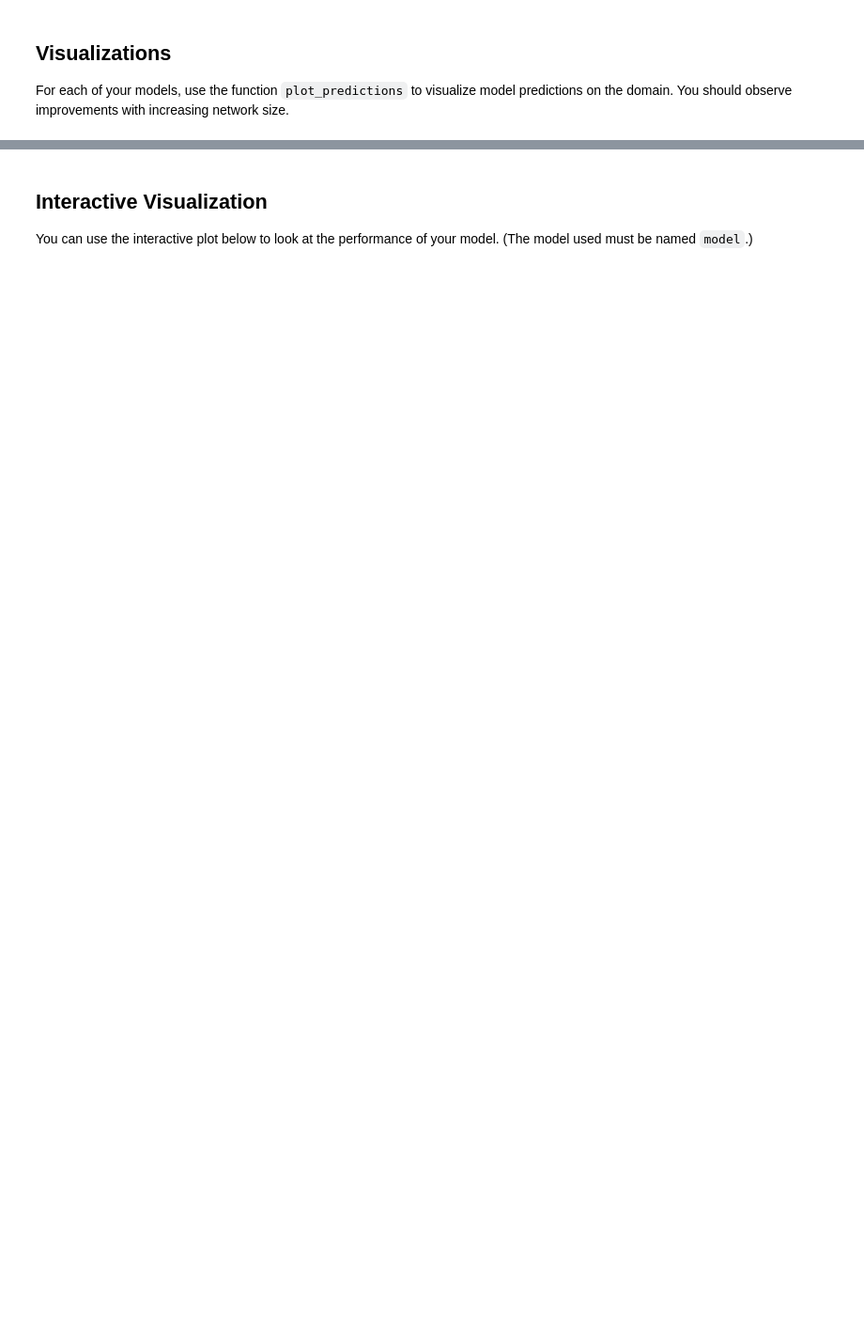
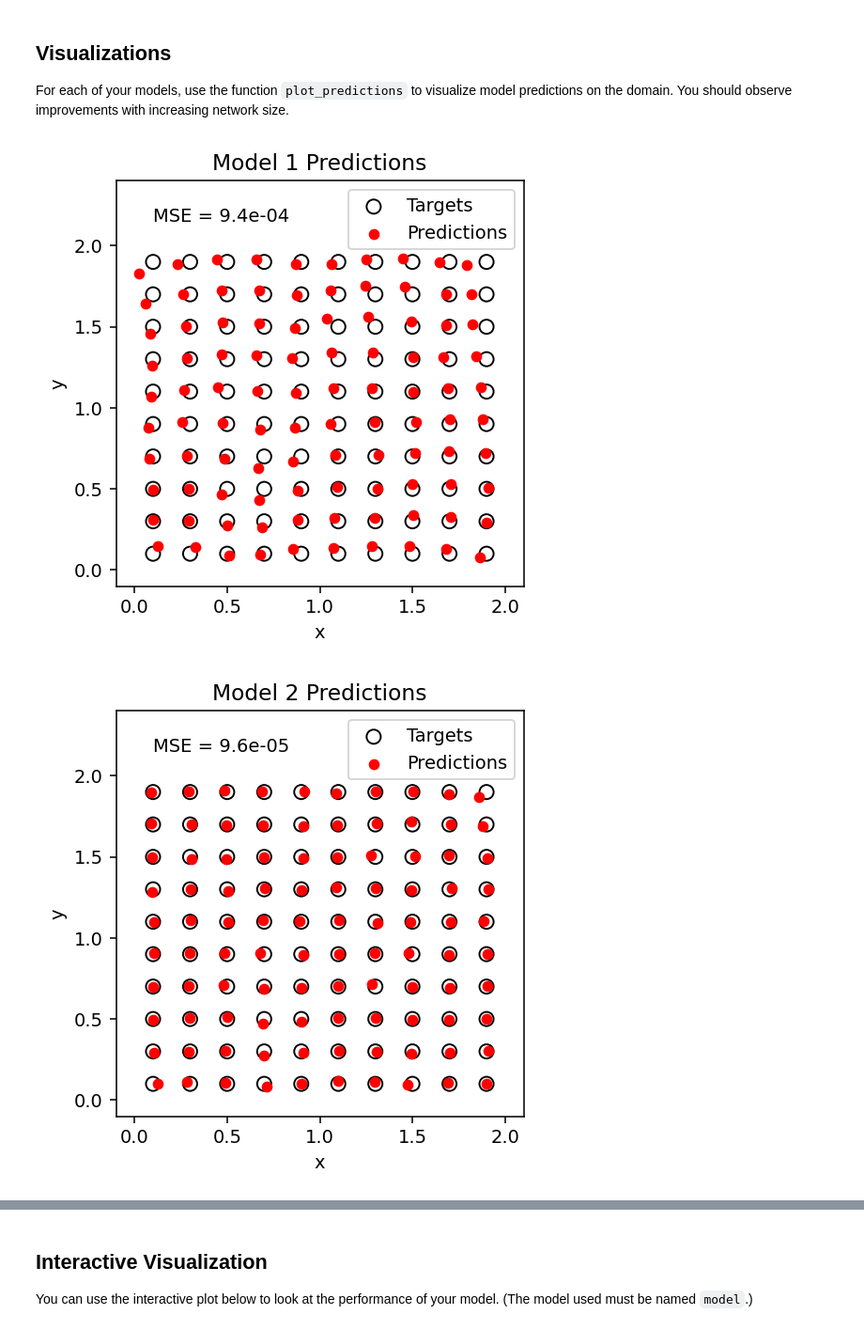
Before and after one commit to judson35/AI-ML, a Jupyter notebook: HW8/M8-HW1.ipynb, the cells around one changed output, grey strips where cells are left out. Shown at 94% size. Drawn from its saved outputs; the diff is of its cells as text; code cells hidden in the pictures; blank space fills up the shorter version.

```diff
--- a/HW8/M8-HW1.ipynb
+++ b/HW8/M8-HW1.ipynb
@@ -177,0 +295,7 @@ For each of your models, use the function `plot_predictions` to visualize model
+# %%
+plot_predictions(model1, "Model 1 Predictions")
+plot_predictions(model2, "Model 2 Predictions")
+plot_predictions(model3, "Model 3 Predictions")
+# %% [output]
+[figure, added]
+[figure, added]
```
Also changed, not shown: parts of 15 cells of this notebook, 10 other files.
